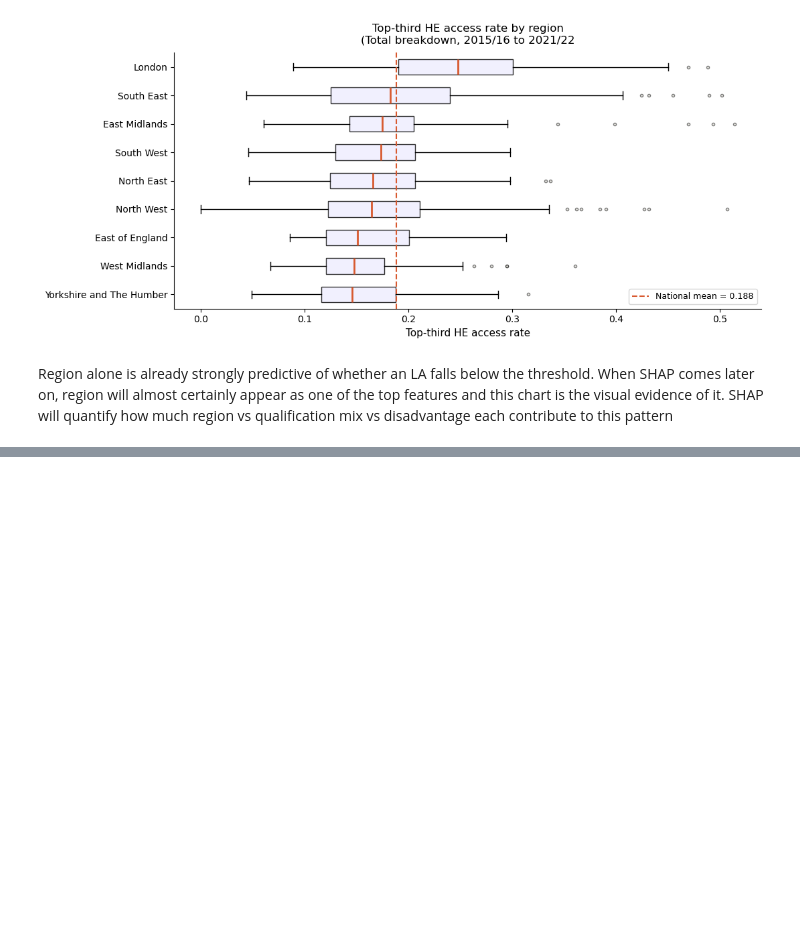
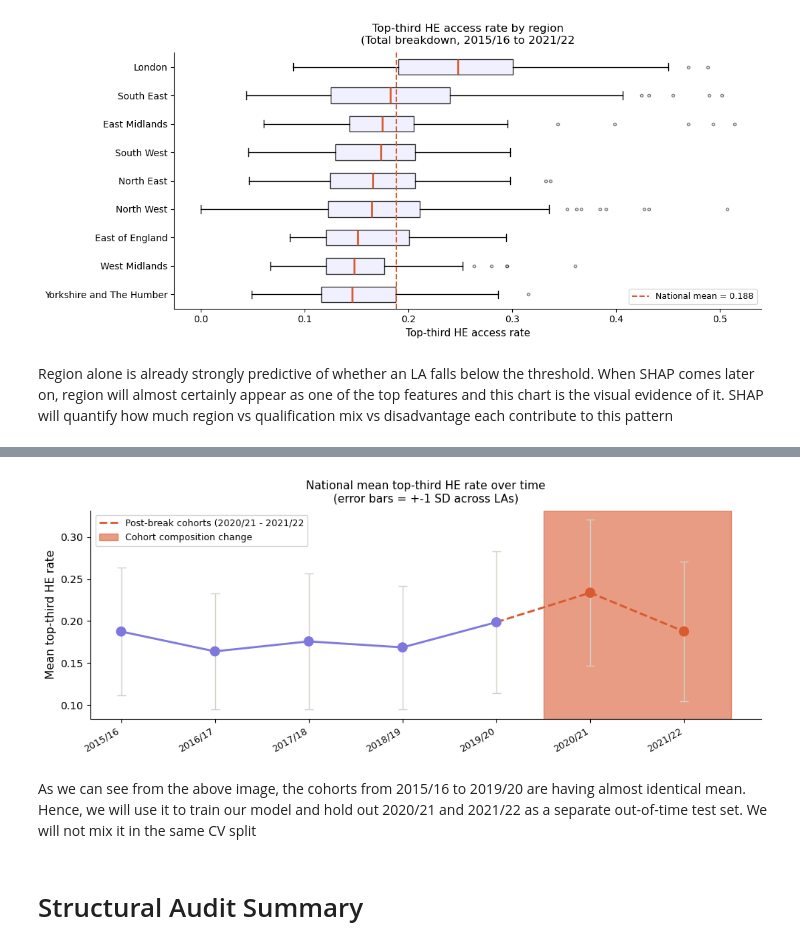
Before and after one commit to jamshaid2610/he-access-classifier, a Jupyter notebook: notebooks/01_data_understanding.ipynb, the cells around one changed output, grey strips where cells are left out. Drawn from its saved outputs; the diff is of its cells as text; code cells hidden in the pictures; blank space fills up the shorter version.

Commit message:
Completed the audit of the dataset and saved the decisions to a json file to use in other notebooks/phases

```diff
--- a/notebooks/01_data_understanding.ipynb
+++ b/notebooks/01_data_understanding.ipynb
@@ -701,0 +706,19 @@ Region alone is already strongly predictive of whether an LA falls below the thr
+# %%
+#National mean top3rd_rate over time
+
+trend = (total_only.groupby('time_period')['top3rd_rate'].agg(['mean', 'median', 'std']).reset_index())
+# %%
+#Mapping integers as time codes
+year_label_map = {
+    201516: '2015/16',
+    201617: '2016/17',
+    201718: '2017/18',
+    201819: '2018/19',
+    201920: '2019/20',
+    202021: '2020/21',
+    202122: '2021/22'
+}
+
+trend['year_label'] = trend['time_period'].map(year_label_map)
+
+trend.head()
@@ -701,0 +745,29 @@ Region alone is already strongly predictive of whether an LA falls below the thr
+# %%
+fig, ax = plt.subplots(figsize=(10,4))
+
+x = range(len(trend))
+colors_trend = ['#7f77dd' if y not in COHORT_BREAK_YEARS
+               else '#d85a30' for y in trend['time_period']]
+
+ax.errorbar(x, trend['mean'], yerr = trend['std'], fmt = 'none', color='#d3d1c7', capsize=4, linewidth=1)
+ax.scatter(x, trend['mean'], color=colors_trend, s=80, zorder=5)
+ax.plot(x[:5], trend['mean'].iloc[:5], color='#7f77dd', lw=2, linestyle='-')
+ax.plot(x[4:], trend['mean'].iloc[4:], color='#d85a30', lw=2, linestyle='--', label = 'Post-break cohorts (2020/21 - 2021/22')
+
+ax.axvspan(4.5, 6.5, alpha=0.6, color='#d85a30', label='Cohort composition change')
+ax.set_xticks(x)
+ax.set_xticklabels(trend['year_label'], rotation=30, ha='right', fontsize=9)
+ax.set_ylabel('Mean top-third HE rate', fontsize=11)
+ax.set_title('National mean top-third HE rate over time\n(error bars = +-1 SD across LAs)', fontsize=11, pad=8)
+ax.legend(fontsize=9)
+ax.spines[['top', 'right']].set_visible(False)
+
+plt.tight_layout()
+plt.savefig(f'{OUTPUT_DIR}/top3rd_time_trend.png', dpi=150, bbox_inches='tight')
+plt.show()
+# %% [output]
+[figure, added]
+# %% [markdown]
+As we can see from the above image, the cohorts from 2015/16 to 2019/20 are having almost identical mean. Hence, we will use it to train our model and hold out 2020/21 and 2021/22 as a separate out-of-time test set. We will not mix it in the same CV split
+# %% [markdown]
+# Structural Audit Summary
```
Also changed, not shown: parts of 8 cells of this notebook, 2 other files.
